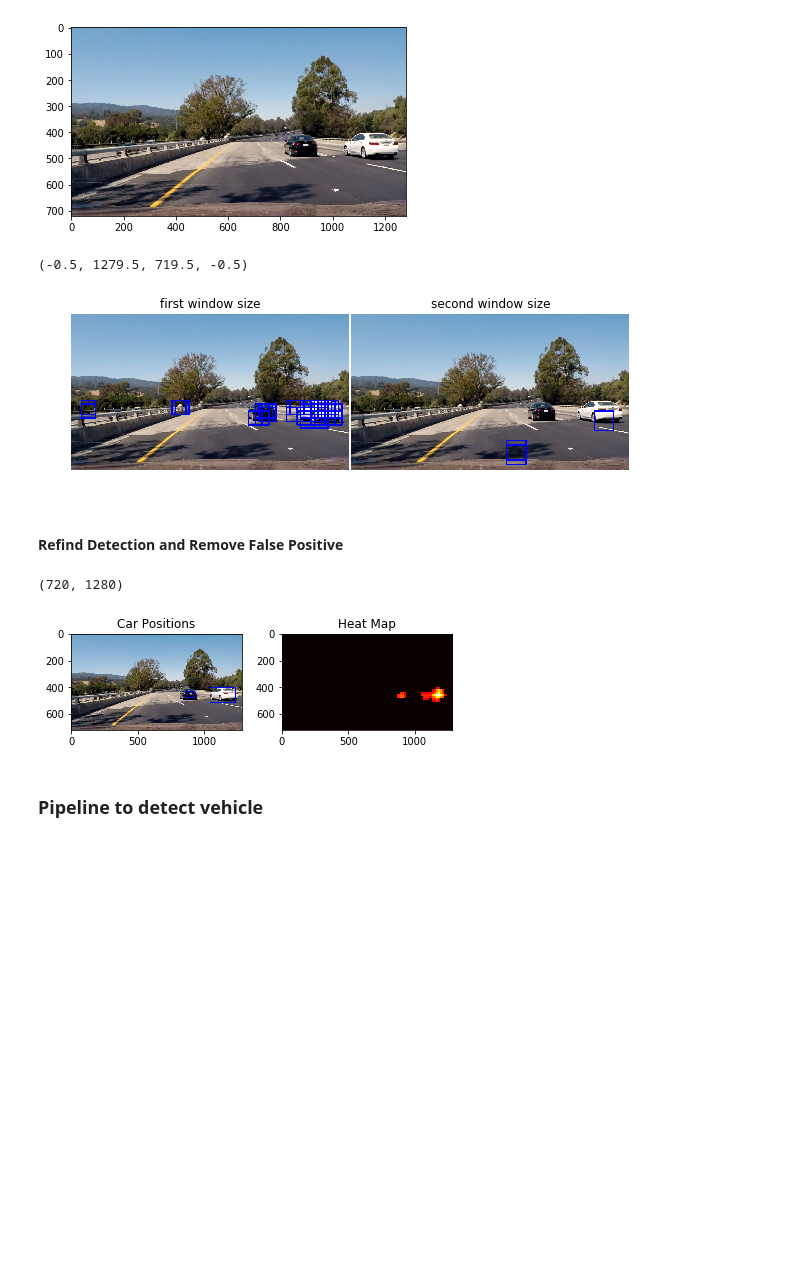
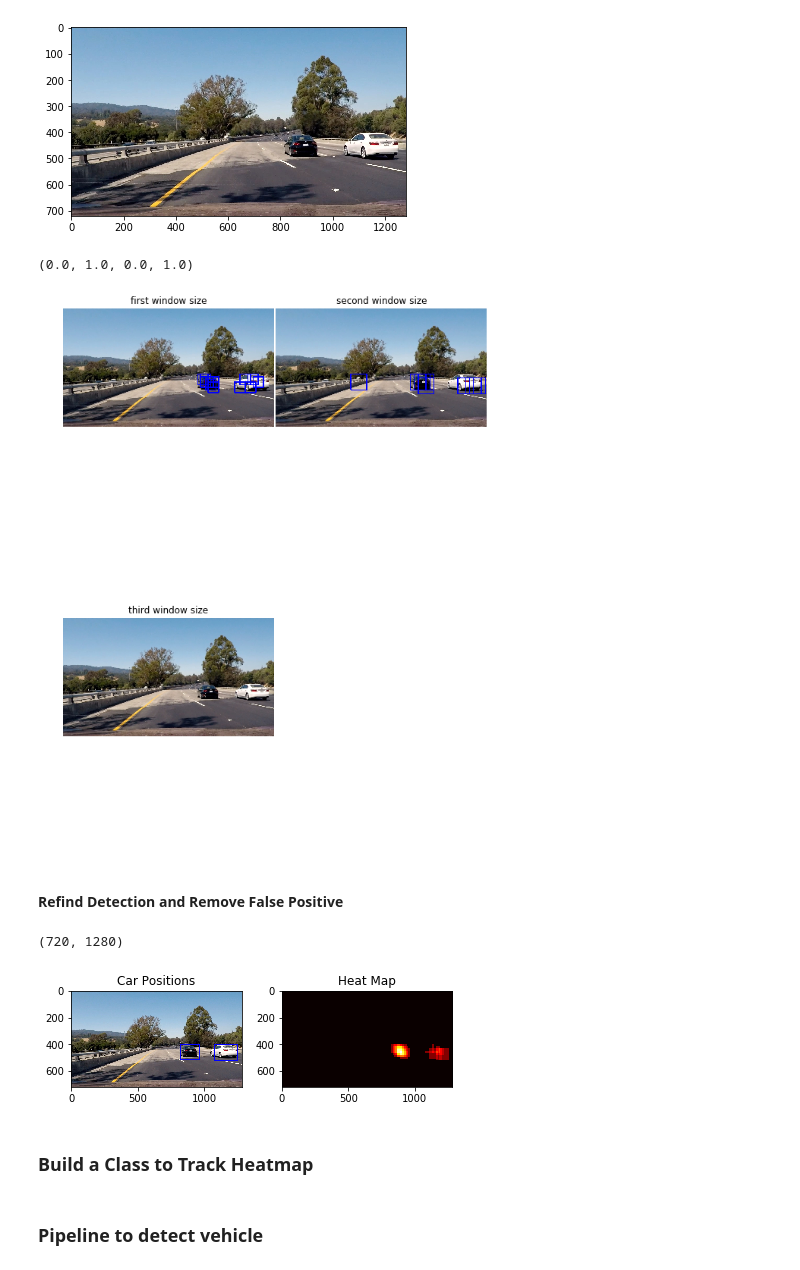
Before and after one commit to wenbo5565/AppliedProject_CarDetection, a Jupyter notebook: Object Detection.ipynb, the cells around one changed output. Cells and saved outputs as stored; diff of their text form; code cells hidden in the pictures; blank space fills up the shorter version.

```diff
--- a/Object Detection.ipynb
+++ b/Object Detection.ipynb
@@ -152,7 +152,7 @@ orient = 9 # number of orientation for binning
 pixel_per_cell = 8 # pixel per cell for histogram
 cell_per_block = 2 # cell per block for normalization (divided by L2 norm of vector of historgram value)
 hog_channel="ALL"
-colorspace = 'RGB'
+colorspace = 'YUV'
 
 def color_hist(img, nbins=32, bins_range=(0, 256)):
     # Compute the histogram of the color channels separately
@@ -163,6 +163,11 @@ def color_hist(img, nbins=32, bins_range=(0, 256)):
     hist_features = np.concatenate((channel1_hist[0], channel2_hist[0], channel3_hist[0]))
     # Return the individual histograms, bin_centers and feature vector
     return hist_features
+
+def pixel_feature(img, size=(32,32)):
+    # Reshape an image to 32 by 32 size. And vectorize the feature
+    features = cv2.resize(img,size).ravel()
+    return features
 
 
 def extract_features(imgs, cspace='RGB', orient=9,
@@ -194,10 +199,14 @@ def extract_features(imgs, cspace='RGB', orient=9,
         else:
             hog_features = hog(feature_image[:,:,hog_channel],orientations=orient, pixels_per_cell=(pixel_per_cell, pixel_per_cell),
                     cells_per_block=(cell_per_block, cell_per_block), visualize=False, multichannel=False,block_norm="L2-Hys")
+
         # extract color histogram
+        hist_features = color_hist(feature_image, nbins=hist_bins, bins_range=hist_range)
+        # extract vectorized pixel feature
+        pixel_features = pixel_feature(feature_image)
 
-        hist_features = color_hist(feature_image, nbins=hist_bins, bins_range=hist_range)
-        all_feature = np.hstack((hog_features,hist_features))
+        # combine all features
+        all_feature = np.hstack((hog_features,hist_features,pixel_features))
         features.append(all_feature)
     # Return list of feature vectors
     return features
@@ -281,6 +292,8 @@ def find_cars(img, ystart, ystop, scale, svc, X_scaler, orient, pix_per_cell, ce
     """
     bbox = []
     draw_img = np.copy(img) # image to be drew on
+
+    img = cv2.cvtColor(img, cv2.COLOR_RGB2YUV)
 
     img_tosearch = img[ystart:ystop,:,:] # define search area
     if scale != 1:
@@ -314,11 +327,17 @@ def find_cars(img, ystart, ystop, scale, svc, X_scaler, orient, pix_per_cell, ce
             xleft = xpos*pix_per_cell
             ytop = ypos*pix_per_cell
 
+            # ================== feature extraction =========================
+
             # extract color-histogram feature
             subimg = cv2.resize(img_tosearch[ytop:ytop+window, xleft:xleft+window], (64,64)) #subsample image
             hist_features = color_hist(subimg, nbins=hist_bins, bins_range=hist_range)
 
-            all_features = np.hstack((hog_features,hist_features))
+            # extract vectorized pixel value
+            pixel_features = pixel_feature(subimg)
+
+            # combine all features
+            all_features = np.hstack((hog_features,hist_features,pixel_features))
 
             test_features = X_scaler.transform(all_features.reshape(1,-1))
             test_prediction = svc.predict(test_features)
@@ -331,38 +350,52 @@ def find_cars(img, ystart, ystop, scale, svc, X_scaler, orient, pix_per_cell, ce
                 bbox.append([(xbox_left, ytop_draw+ystart),(xbox_left+win_draw,ytop_draw+win_draw+ystart)])
     return draw_img,bbox
 
 # define search parameters
 
 pixel_per_cell = 8 # pixel per cell for histogram
 cell_per_block = 2 # cell per block for normalization (divided by L2 norm of vector of historgram value)
+orient = 9
 
 ystart = 400
 ystop = 550
 scale = 1
 img_scale1,bbox1 = find_cars(exampleImage, ystart, ystop, scale, svc, X_scaler, orient, pixel_per_cell, cell_per_block)
 
+ystart = 400
+ystop = 600
+scale = 1.5
+img_scale2,bbox2 = find_cars(exampleImage, ystart, ystop, scale, svc, X_scaler, orient, pixel_per_cell, cell_per_block)
+
 ystart = 450
 ystop = 700
-scale = 1.4
-img_scale2,bbox2 = find_cars(exampleImage, ystart, ystop, scale, svc, X_scaler, orient, pixel_per_cell, cell_per_block)
+scale = 2
+img_scale3,bbox3 = find_cars(exampleImage, ystart, ystop, scale, svc, X_scaler, orient, pixel_per_cell, cell_per_block)
 
 ## visualize the detected area
 
-fig, axs = plt.subplots(1,2,figsize=(10,15))
+fig, axs = plt.subplots(2,2,figsize=(10,15))
 fig.subplots_adjust(hspace = 0, wspace=.01)
 axs = axs.ravel()
 
 i = 0
 axs[i].imshow(img_scale1)
 axs[i].set_title("first window size")
 axs[i].axis('off')
 i += 1
 axs[i].imshow(img_scale2)
 axs[i].set_title("second window size")
 axs[i].axis('off')
+
+i += 1
+axs[i].imshow(img_scale3)
+axs[i].set_title("third window size")
+axs[i].axis('off')
+
+i += 1
+axs[i].axis('off')
 # %% [output]
-(-0.5, 1279.5, 719.5, -0.5)
+(0.0, 1.0, 0.0, 1.0)
-[figure, old version]
+[figure, new version]
 # %% [markdown]
 #### Refind Detection and Remove False Positive
 # %%
@@ -416,14 +449,14 @@ def draw_labeled_bboxes(img, labels):
     # Return the image
     return img
 
-bbox = bbox1 + bbox2
+bbox = bbox1 + bbox2 + bbox3
 heat = np.zeros_like(exampleImage[:,:,0]).astype(np.float)
 print(heat.shape)
 # Add heat to each box in box list
 heat = add_heat(heat,bbox)
 
 # Apply threshold to help remove false positives
-heat = apply_threshold(heat,3)
+heat = apply_threshold(heat,1)
 
 # Visualize the heatmap when displaying
 heatmap = np.clip(heat, 0, 255)
@@ -467,4 +500,6 @@ plt.title('Heat Map')
 fig.tight_layout()
 # %% [output]
 (720, 1280)
-[figure, old version]
+[figure, new version]
+# %% [markdown]
+### Build a Class to Track Heatmap
```
Also changed, not shown: parts of 12 cells of this notebook.
